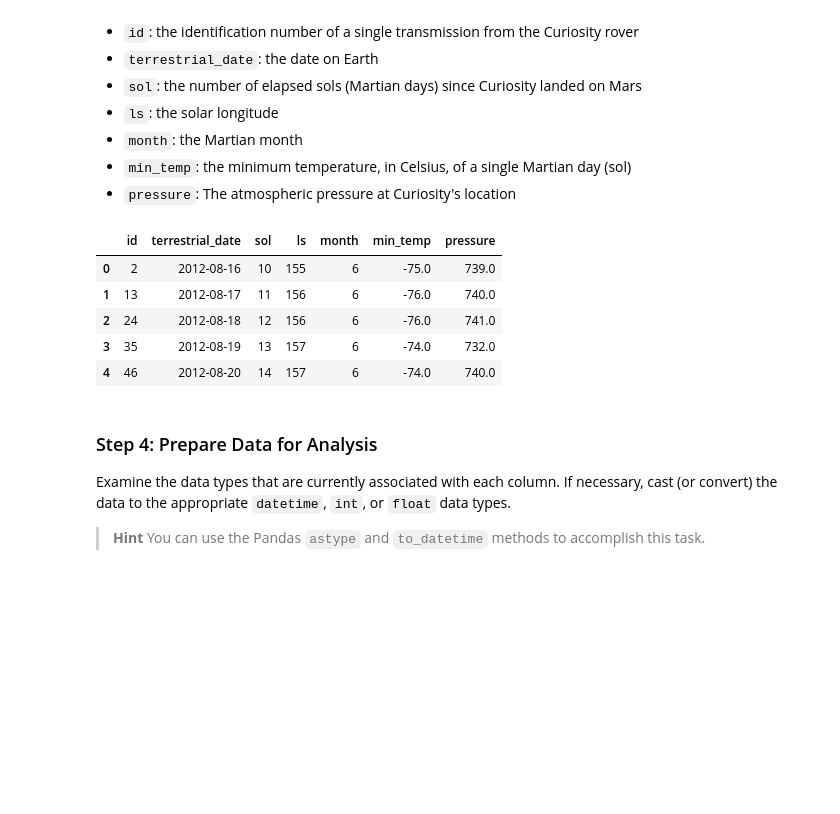
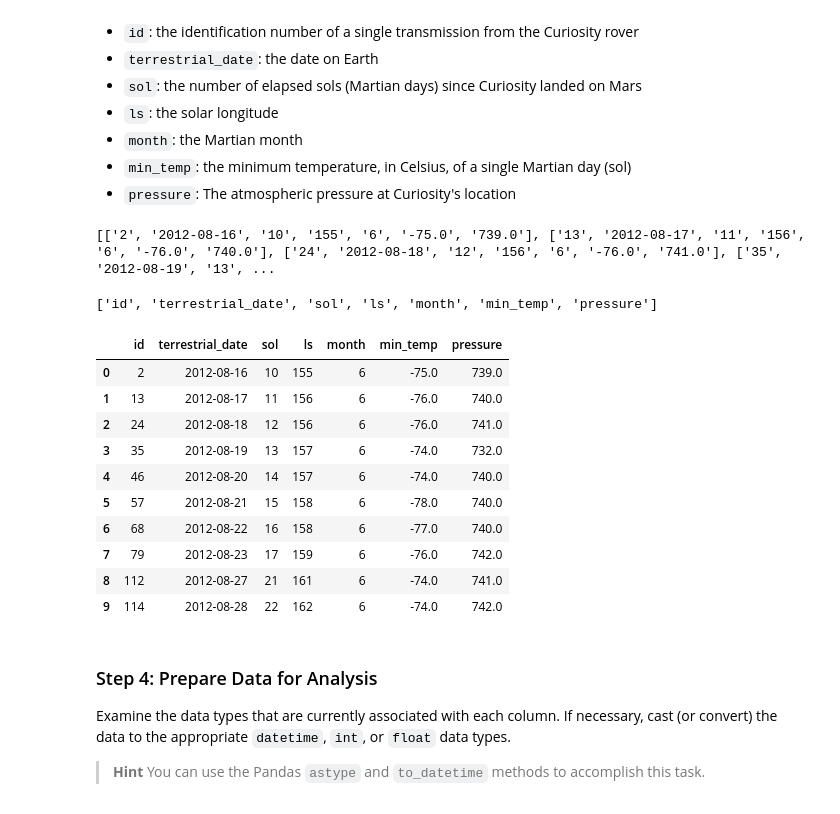
Before and after one commit to micah-trp/web-scraping-challenge, a Jupyter notebook: part_2_mars_weather_MRaquena.ipynb, the cells around one changed output. Cells and saved outputs as stored; diff of their text form; code cells hidden in the pictures; blank space fills up the shorter version.

```diff
--- a/part_2_mars_weather_MRaquena.ipynb
+++ b/part_2_mars_weather_MRaquena.ipynb
@@ -67,8 +65,0 @@ rows = table.find_all("tr", class_ = "data_row")
-# %%
-# Loop through the rows
-for row in rows:
-    data = row.find_all('td')
-    row =[col.text for col in data]
-    mars_temp.append(rows)
-
-print(mars_temp)
@@ -92,14 +89,46 @@ new_table []
+# %%
+# Store the table data from above- using table_rows created
+mars_temp = []
+
+# Loop through the table_rows data to get td values .
+for row in table_rows:
+    data = row.find_all('td')
+    row =[col.text for col in data]
+    mars_temp.append(row)
+
+print(mars_temp)
+# %% [output]
+[['2', '2012-08-16', '10', '155', '6', '-75.0', '739.0'], ['13', '2012-08-17', '11', '156', '6', '-76.0', '740.0'], ['24', '2012-08-18', '12', '156', '6', '-76.0', '741.0'], ['35', '2012-08-19', '13', ...
+# %%
+#Create DF Headers
+# Store header data from above table object
+header = table.find_all('th')
+
+# Extract the text content from each item in the 'header' list using list comprehension
+header_text_list = [item.text.strip() for item in header]
+
+# The 'header_text_list' will contain only the text content of each header item
+header_text_list
+# %% [output]
+['id', 'terrestrial_date', 'sol', 'ls', 'month', 'min_temp', 'pressure']
 # %%
 # Create a Pandas DataFrame by using the list of rows and a list of the column names
+mars_df = pd.DataFrame(mars_temp, columns = header_text_list)
 # %%
 # Confirm DataFrame was created successfully
+mars_df.head(10)
 # %% [output]
 |  | id | terrestrial_date | sol | ls | month | min_temp | pressure |
 | 0 | 2 | 2012-08-16 | 10 | 155 | 6 | -75.0 | 739.0 |
 | 1 | 13 | 2012-08-17 | 11 | 156 | 6 | -76.0 | 740.0 |
 | 2 | 24 | 2012-08-18 | 12 | 156 | 6 | -76.0 | 741.0 |
 | 3 | 35 | 2012-08-19 | 13 | 157 | 6 | -74.0 | 732.0 |
 | 4 | 46 | 2012-08-20 | 14 | 157 | 6 | -74.0 | 740.0 |
+| 5 | 57 | 2012-08-21 | 15 | 158 | 6 | -78.0 | 740.0 |
+| 6 | 68 | 2012-08-22 | 16 | 158 | 6 | -77.0 | 740.0 |
+| 7 | 79 | 2012-08-23 | 17 | 159 | 6 | -76.0 | 742.0 |
+| 8 | 112 | 2012-08-27 | 21 | 161 | 6 | -74.0 | 741.0 |
+| 9 | 114 | 2012-08-28 | 22 | 162 | 6 | -74.0 | 742.0 |
 # %% [markdown]
 ### Step 4: Prepare Data for Analysis
 
```
Also changed, not shown: parts of 16 cells of this notebook.
